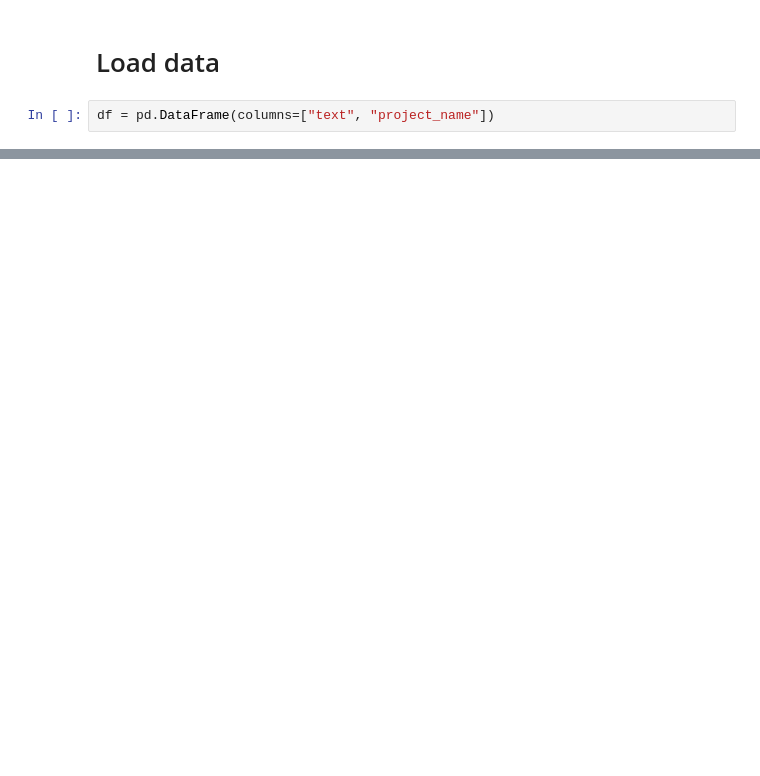
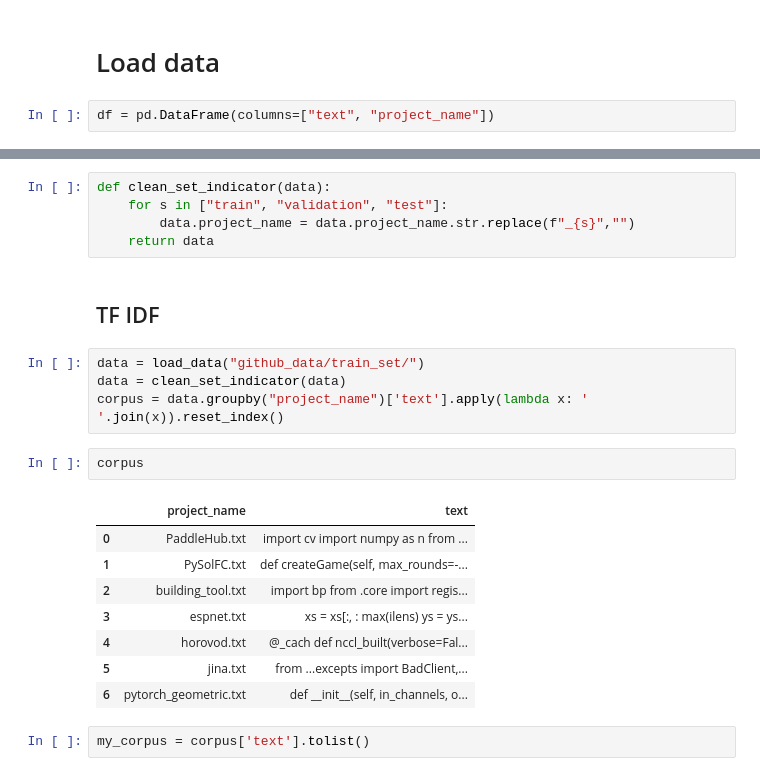
Before and after one commit to mateela/IML-Hackathon-2020, a Jupyter notebook: Guy notebook.ipynb, the cells around one changed output, grey strips where cells are left out. Cells and saved outputs as stored; diff of their text form; blank space fills up the shorter version.

```diff
--- a/Guy notebook.ipynb
+++ b/Guy notebook.ipynb
@@ -7,0 +34,24 @@ df = pd.DataFrame(columns=["text", "project_name"])
+# %%
+def clean_set_indicator(data):
+    for s in ["train", "validation", "test"]:
+        data.project_name = data.project_name.str.replace(f"_{s}","")
+    return data
+# %% [markdown]
+## TF IDF
+# %%
+data = load_data("github_data/train_set/")
+data = clean_set_indicator(data)
+corpus = data.groupby("project_name")['text'].apply(lambda x: ' '.join(x)).reset_index()
+# %%
+corpus
+# %% [output]
+|  | project_name | text |
+| 0 | PaddleHub.txt | import cv import numpy as n from ... |
+| 1 | PySolFC.txt | def createGame(self, max_rounds=-... |
+| 2 | building_tool.txt | import bp from .core import regis... |
+| 3 | espnet.txt | xs = xs[:, : max(ilens) ys = ys... |
+| 4 | horovod.txt | @_cach def nccl_built(verbose=Fal... |
+| 5 | jina.txt | from ...excepts import BadClient,... |
+| 6 | pytorch_geometric.txt | def __init__(self, in_channels, o... |
+# %%
+my_corpus = corpus['text'].tolist()
```
Also changed, not shown: parts of 45 cells of this notebook.
